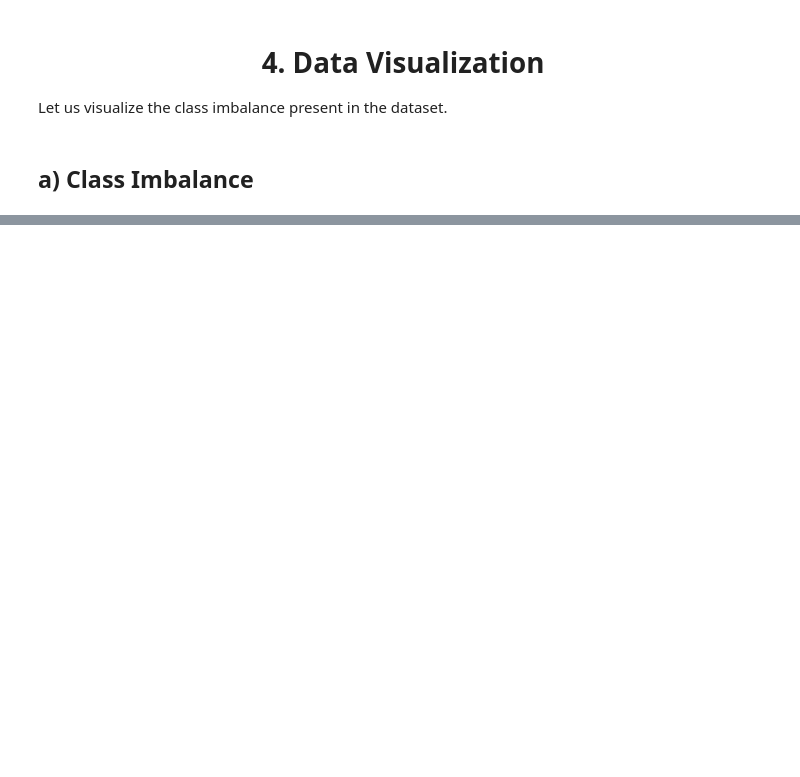
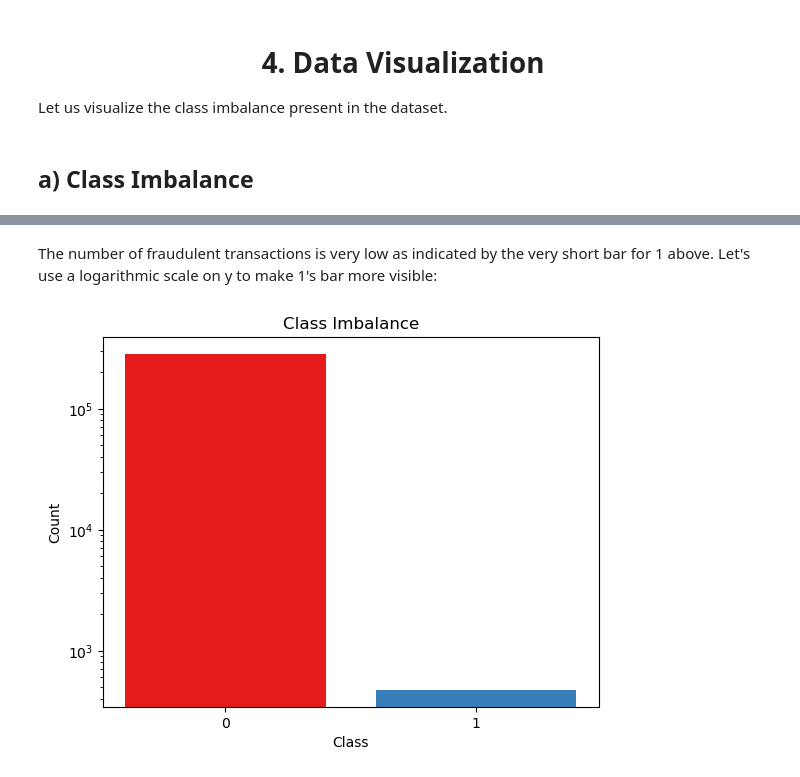
Before and after one commit to NgundoMuithya/Kaggle_Credit_Card_Fraud_Detection, a Jupyter notebook: notebook.ipynb, the cells around one changed output, grey strips where cells are left out. Drawn from its saved outputs; the diff is of its cells as text; code cells hidden in the pictures; blank space fills up the shorter version.

```diff
--- a/notebook.ipynb
+++ b/notebook.ipynb
@@ -209,0 +225,14 @@ cleaned_data['Class']
+# %% [markdown]
+The number of fraudulent transactions is very low as indicated by the very short bar for 1 above. Let's use a logarithmic scale on y to make 1's bar more visible:
+# %%
+plt.bar(x=list(classes.keys()), height=list(classes.values), color=colors)
+
+plt.title("Class Imbalance")
+plt.xlabel('Class')
+plt.ylabel('Count')
+plt.xticks([0, 1])
+plt.yscale('log')
+
+plt.show()
+# %% [output]
+[figure, added]
```
Also changed, not shown: parts of 6 cells of this notebook.
